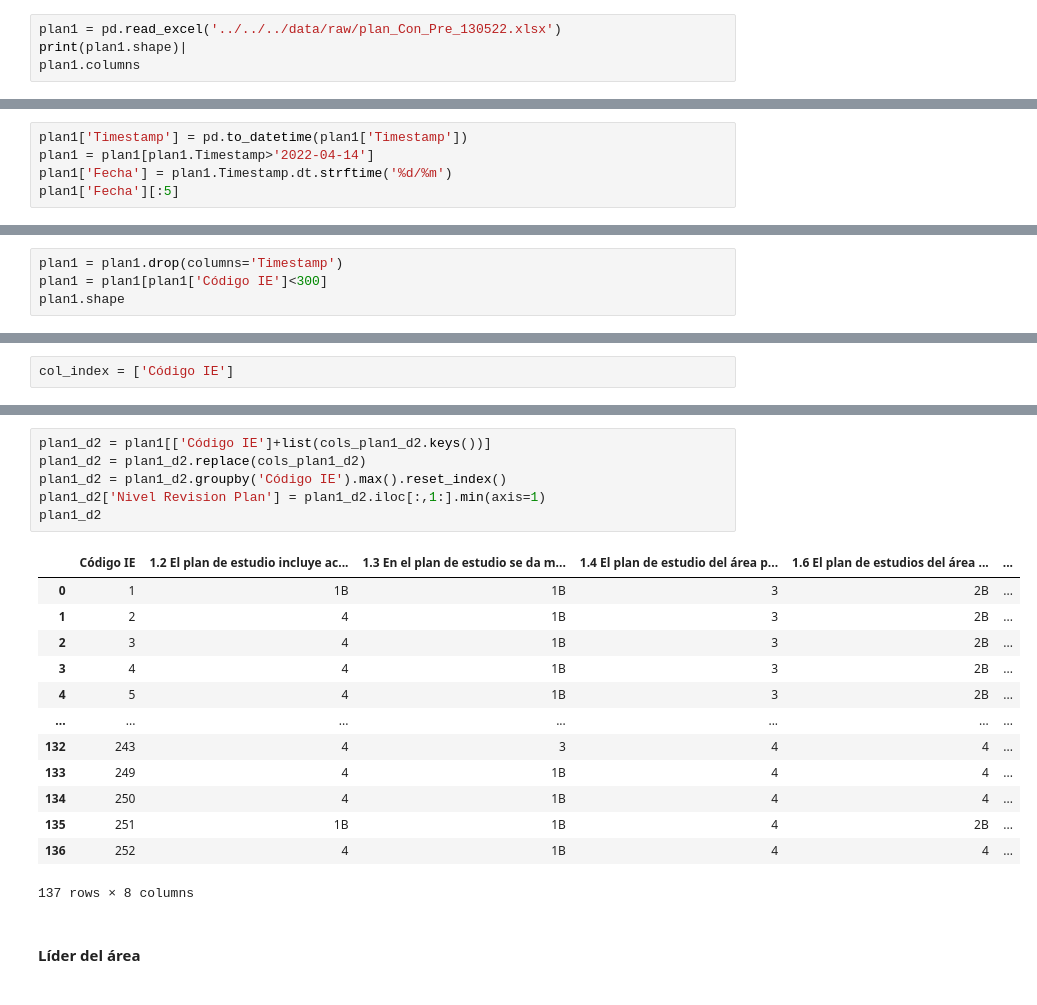
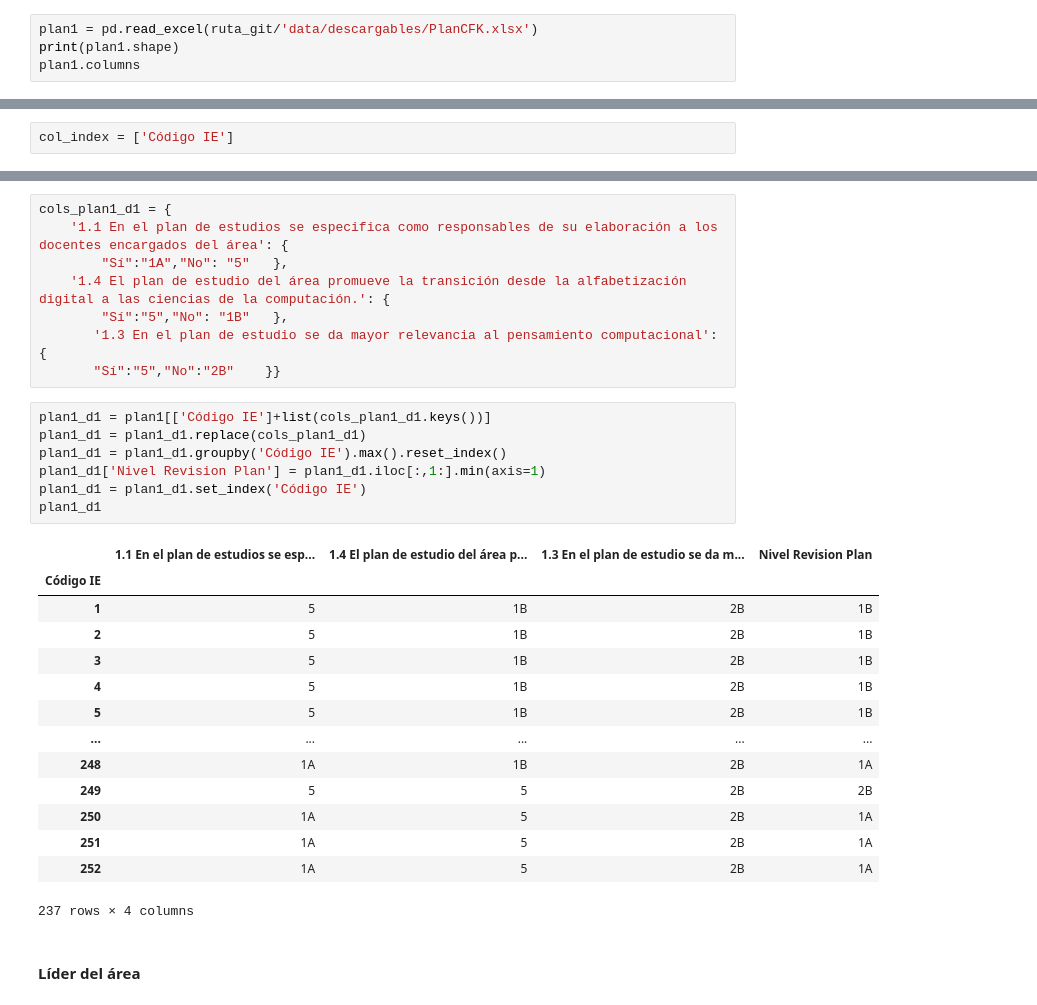
Before and after one commit to Grupo-Informatica-Educativa/CFK2022, a Jupyter notebook: utils/cleaners/Marco_consolidacion/consolidacion_D1.ipynb, the cells around one changed output, grey strips where cells are left out. Cells and saved outputs as stored; diff of their text form.

```diff
--- a/utils/cleaners/Marco_consolidacion/consolidacion_D1.ipynb
+++ b/utils/cleaners/Marco_consolidacion/consolidacion_D1.ipynb
@@ -57,7 +99,7 @@ dir_d1 = {'Conceptos que deben incluirse en la clase de tecnología e informáti
 # %% [markdown]
 #### Revisión plan de estudios
 # %%
-plan1 = pd.read_excel('../../../data/raw/plan_Con_Pre_130522.xlsx')
-print(plan1.shape)|
+plan1 = pd.read_excel(ruta_git/'data/descargables/PlanCFK.xlsx')
+print(plan1.shape)
 plan1.columns
 # %% [output]
@@ -80,8 +122,3 @@ Index(['Timestamp', 'Código IE',
        'Misión de la institución educativa',
        'Visión de la institución educativa'],
       dtype='object')
-# %%
-plan1['Timestamp'] = pd.to_datetime(plan1['Timestamp'])
-plan1 = plan1[plan1.Timestamp>'2022-04-14']
-plan1['Fecha'] = plan1.Timestamp.dt.strftime('%d/%m')
-plan1['Fecha'][:5]
@@ -95,4 +124,0 @@ Name: Fecha, dtype: object
-# %%
-plan1 = plan1.drop(columns='Timestamp')
-plan1 = plan1[plan1['Código IE']<300]
-plan1.shape
@@ -138,23 +169,33 @@ cols_plan1_d2 = {
+# %%
+cols_plan1_d1 = {
+    '1.1 En el plan de estudios se especifica como responsables de su elaboración a los docentes encargados del área': {
+        "Sí":"1A","No": "5"   },
+    '1.4 El plan de estudio del área promueve la transición desde la alfabetización digital a las ciencias de la computación.': {
+        "Sí":"5","No": "1B"   },
+       '1.3 En el plan de estudio se da mayor relevancia al pensamiento computacional': {
+       "Sí":"5","No":"2B"    }}
 # %%
-plan1_d2 = plan1[['Código IE']+list(cols_plan1_d2.keys())]
-plan1_d2 = plan1_d2.replace(cols_plan1_d2)
-plan1_d2 = plan1_d2.groupby('Código IE').max().reset_index()
-plan1_d2['Nivel Revision Plan'] = plan1_d2.iloc[:,1:].min(axis=1)
-plan1_d2
+plan1_d1 = plan1[['Código IE']+list(cols_plan1_d1.keys())]
+plan1_d1 = plan1_d1.replace(cols_plan1_d1)
+plan1_d1 = plan1_d1.groupby('Código IE').max().reset_index()
+plan1_d1['Nivel Revision Plan'] = plan1_d1.iloc[:,1:].min(axis=1)
+plan1_d1 = plan1_d1.set_index('Código IE')
+plan1_d1
 # %% [output]
-|  | Código IE | 1.2 El plan de estudio incluye ac... | 1.3 En el plan de estudio se da m... | 1.4 El plan de estudio del área p... | 1.6 El plan de estudios del área ... | ... |
-| 0 | 1 | 1B | 1B | 3 | 2B | ... |
-| 1 | 2 | 4 | 1B | 3 | 2B | ... |
-| 2 | 3 | 4 | 1B | 3 | 2B | ... |
-| 3 | 4 | 4 | 1B | 3 | 2B | ... |
-| 4 | 5 | 4 | 1B | 3 | 2B | ... |
-| ... | ... | ... | ... | ... | ... | ... |
-| 132 | 243 | 4 | 3 | 4 | 4 | ... |
-| 133 | 249 | 4 | 1B | 4 | 4 | ... |
-| 134 | 250 | 4 | 1B | 4 | 4 | ... |
-| 135 | 251 | 1B | 1B | 4 | 2B | ... |
-| 136 | 252 | 4 | 1B | 4 | 4 | ... |
+|  | 1.1 En el plan de estudios se esp... | 1.4 El plan de estudio del área p... | 1.3 En el plan de estudio se da m... | Nivel Revision Plan |
+| Código IE |  |  |  |  |
+| 1 | 5 | 1B | 2B | 1B |
+| 2 | 5 | 1B | 2B | 1B |
+| 3 | 5 | 1B | 2B | 1B |
+| 4 | 5 | 1B | 2B | 1B |
+| 5 | 5 | 1B | 2B | 1B |
+| ... | ... | ... | ... | ... |
+| 248 | 1A | 1B | 2B | 1A |
+| 249 | 5 | 5 | 2B | 2B |
+| 250 | 1A | 5 | 2B | 1A |
+| 251 | 1A | 5 | 2B | 1A |
+| 252 | 1A | 5 | 2B | 1A |
-137 rows × 8 columns
+237 rows × 4 columns
 # %% [markdown]
 #### Líder del área
 # %%
```
Also changed, not shown: parts of 54 cells of this notebook, 15 other files.
